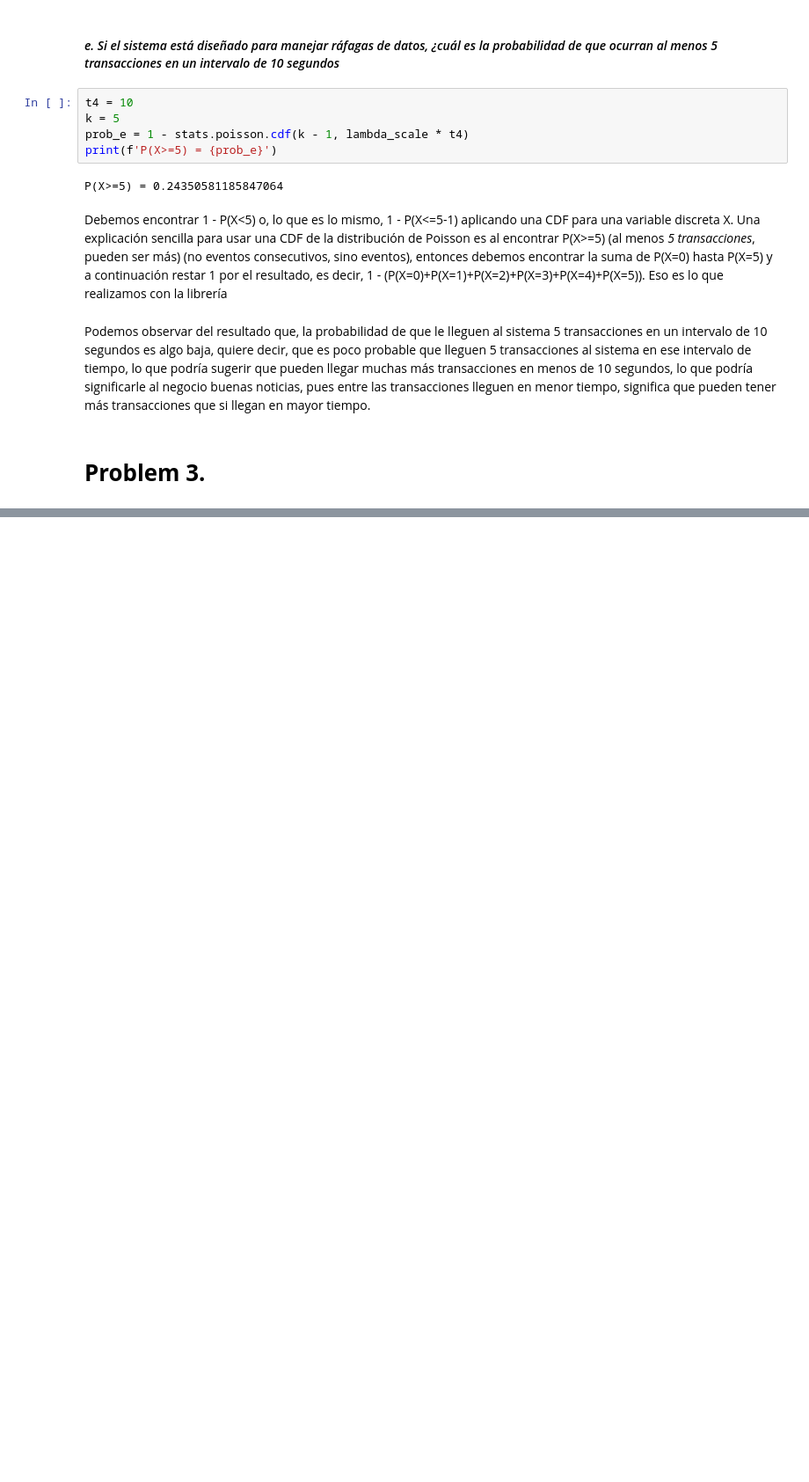
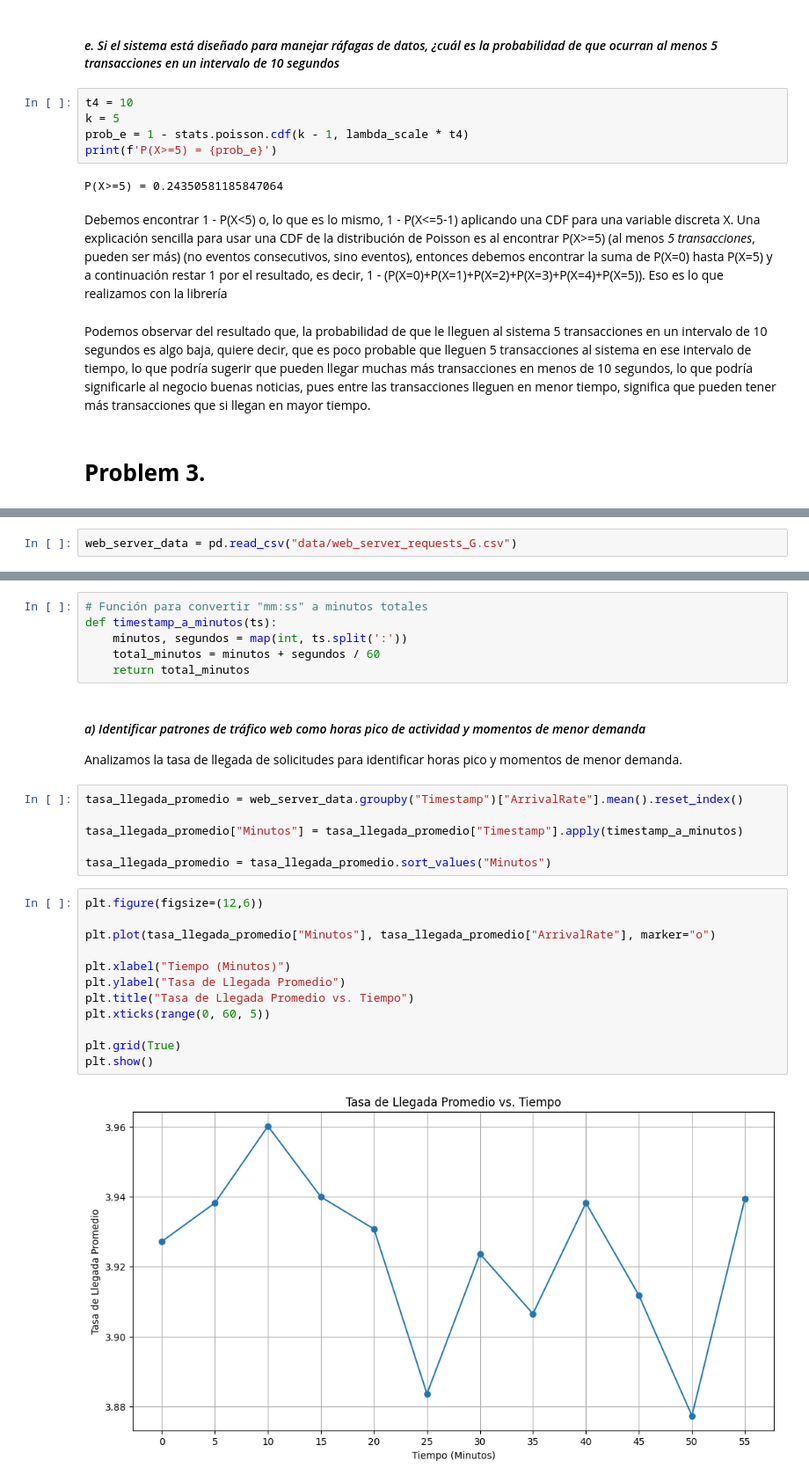
Before and after one commit to JuanRuizIng/Statistical_distributions, a Jupyter notebook: 001_StatisticalDistributionSolutions.ipynb, the cells around one changed output, grey strips where cells are left out. Shown: that part at 88% size. Drawn from its saved outputs; the diff is of its cells as text; blank space fills up the shorter version.

```diff
--- a/001_StatisticalDistributionSolutions.ipynb
+++ b/001_StatisticalDistributionSolutions.ipynb
@@ -202,0 +198,2 @@ print("hola mundo")
+# %%
+web_server_data = pd.read_csv("data/web_server_requests_G.csv")
@@ -202,0 +221,30 @@ print("hola mundo")
+# %%
+# Función para convertir "mm:ss" a minutos totales
+def timestamp_a_minutos(ts):
+    minutos, segundos = map(int, ts.split(':'))
+    total_minutos = minutos + segundos / 60
+    return total_minutos
+# %% [markdown]
+#### *a) Identificar patrones de tráfico web como horas pico de actividad y momentos de menor demanda*
+
+Analizamos la tasa de llegada de solicitudes para identificar horas pico y momentos de menor demanda.
+# %%
+tasa_llegada_promedio = web_server_data.groupby("Timestamp")["ArrivalRate"].mean().reset_index()
+
+tasa_llegada_promedio["Minutos"] = tasa_llegada_promedio["Timestamp"].apply(timestamp_a_minutos)
+
+tasa_llegada_promedio = tasa_llegada_promedio.sort_values("Minutos")
+# %%
+plt.figure(figsize=(12,6))
+
+plt.plot(tasa_llegada_promedio["Minutos"], tasa_llegada_promedio["ArrivalRate"], marker="o")
+
+plt.xlabel("Tiempo (Minutos)")
+plt.ylabel("Tasa de Llegada Promedio")
+plt.title("Tasa de Llegada Promedio vs. Tiempo")
+plt.xticks(range(0, 60, 5))
+
+plt.grid(True)
+plt.show()
+# %% [output]
+[figure, added]
```
Also changed, not shown: parts of 24 cells of this notebook, 1 other file.
